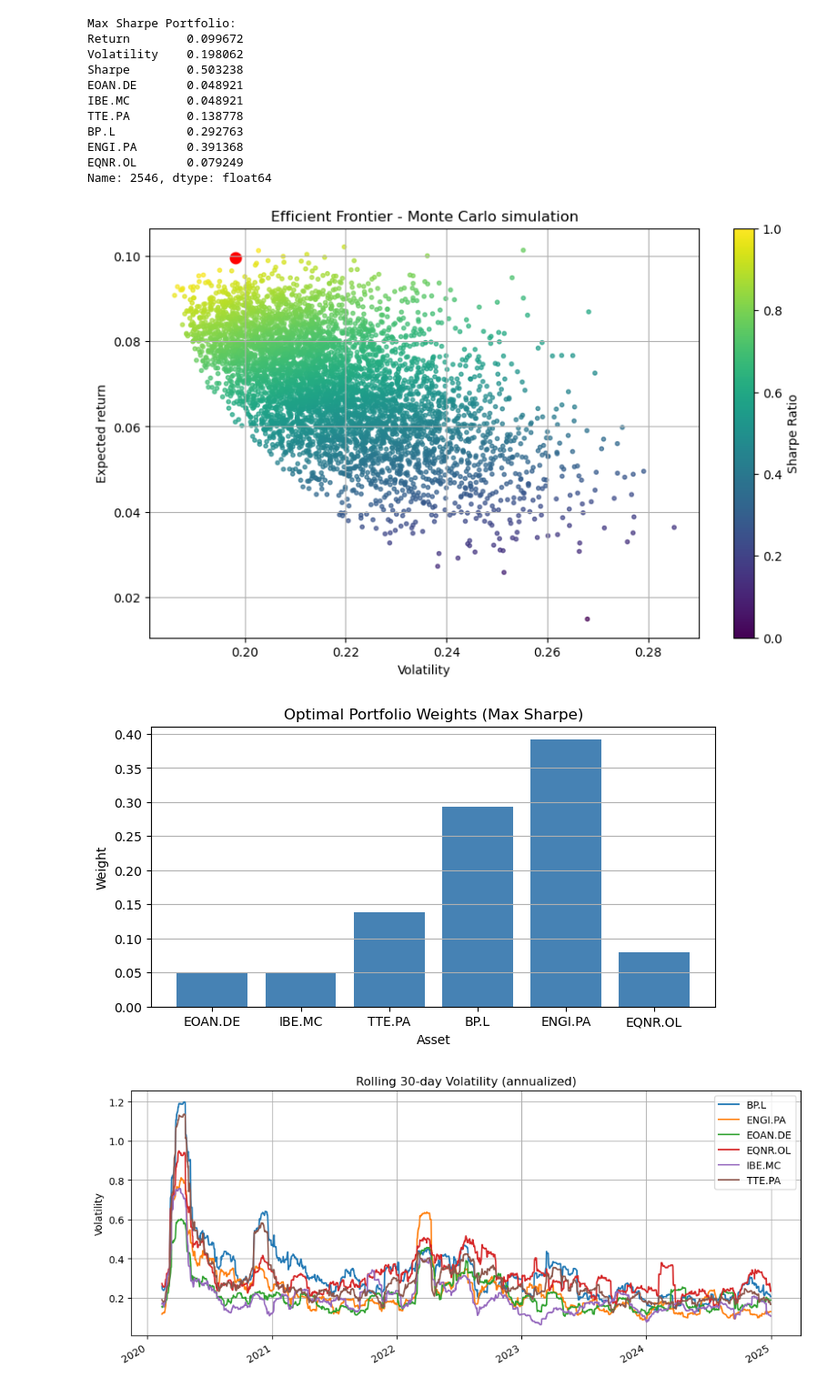
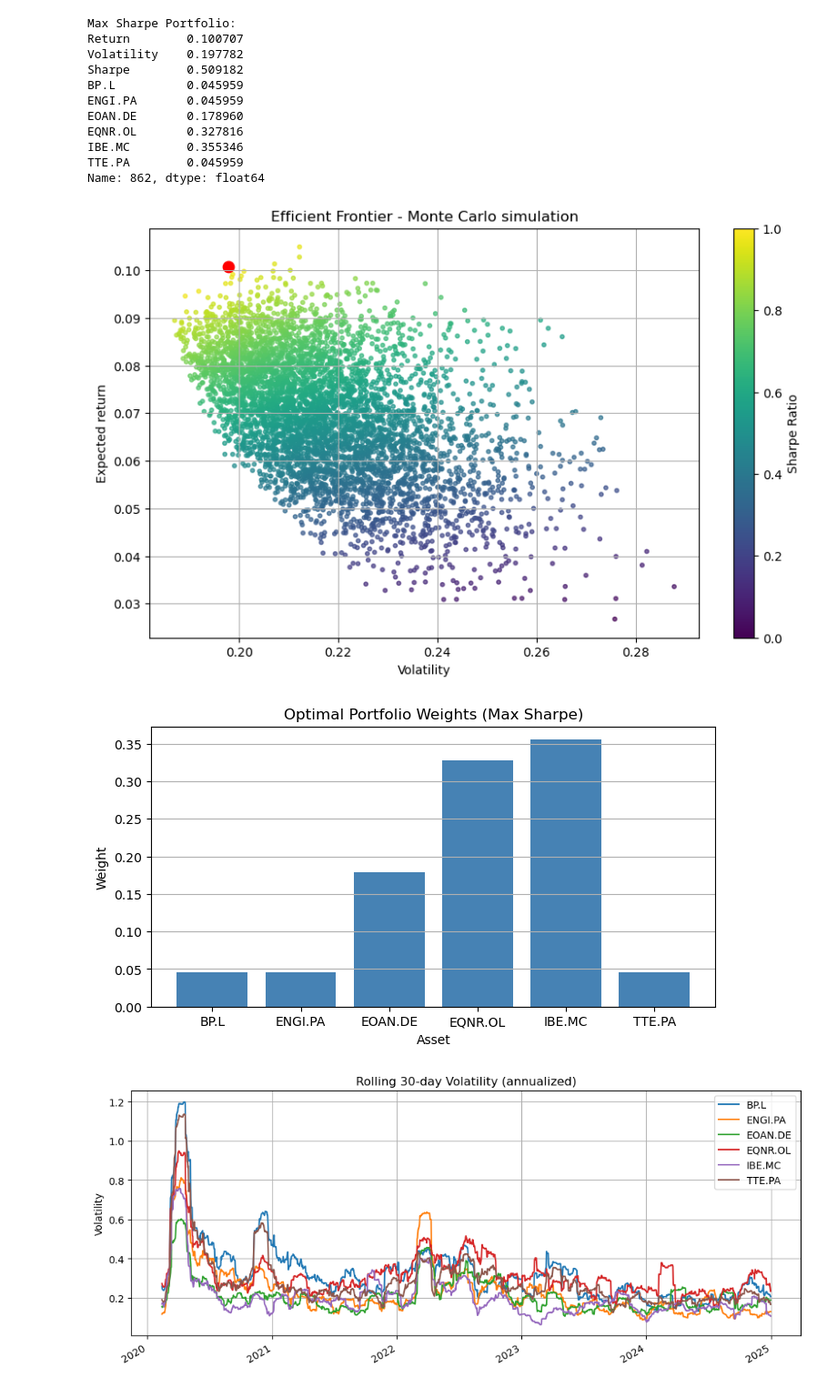
Before and after one commit to RickEvans77/European-Energy-Stocks-Portfolio-Analysis, a Jupyter notebook: European_Energy_Stocks_Portfolio_Analysis.ipynb, the cells around one changed output. Shown at 91% size. Saved outputs shown, nothing was run; the diff lists cells and outputs as text; code cells hidden in the pictures.

```diff
--- a/European_Energy_Stocks_Portfolio_Analysis.ipynb
+++ b/European_Energy_Stocks_Portfolio_Analysis.ipynb
@@ -110,6 +94,7 @@ TTE.PA   0.099242  0.037898  0.021509  0.069249  0.022885  0.103547
 #Number of random portfolios + weights
 n_portfolios = 5000
 n_assets = len(tickers)
+np.random.seed(42) #Makes the random portfolio reproducible
 
 #Generate random weights that sum  to 1
 weights = np.random.random((n_portfolios, n_assets))
@@ -142,7 +127,7 @@ results = pd.DataFrame({
         })
 
 #Add weights to the Data Frame
-weights_df = pd.DataFrame(weights, columns=tickers)
+weights_df = pd.DataFrame(weights, columns=annual_return.index)
 full_results = pd.concat([results, weights_df], axis=1)
 
 full_results.head()
@@ -180,46 +165,46 @@ plt.scatter(
 
 plt.scatter(
     max_sharpe_port["Volatility"],
     max_sharpe_port["Return"],
     color="red",
     s=80,
     label="Max Sharpe")
 
 plt.colorbar(label="Sharpe Ratio")
 plt.xlabel("Volatility")
 plt.ylabel("Expected return")
 plt.title("Efficient Frontier - Monte Carlo simulation")
 plt.grid(True)
 plt.savefig("efficient_frontier.png", dpi=300, bbox_inches="tight")
 plt.show()
 
 #The upper left grid is the efficient frontier, where the risk is lowest and reward is highest
 
 # Optimal portfolio weights as a table
-weights_only = max_sharpe_port[tickers]
+weights_only = max_sharpe_port[annual_return.index]
 
 plt.figure(figsize=(8, 4))
 plt.bar(weights_only.index, weights_only.values, color="steelblue")
 plt.title("Optimal Portfolio Weights (Max Sharpe)")
 plt.ylabel("Weight")
 plt.xlabel("Asset")
 plt.grid(axis="y")
 plt.savefig("optimal_weights.png", dpi=300, bbox_inches="tight")
 plt.show()
 # %% [output]
 Max Sharpe Portfolio:
-Return        0.099672
-Volatility    0.198062
-Sharpe        0.503238
-EOAN.DE       0.048921
-IBE.MC        0.048921
-TTE.PA        0.138778
-BP.L          0.292763
-ENGI.PA       0.391368
-EQNR.OL       0.079249
-Name: 2546, dtype: float64
+Return        0.100707
+Volatility    0.197782
+Sharpe        0.509182
+BP.L          0.045959
+ENGI.PA       0.045959
+EOAN.DE       0.178960
+EQNR.OL       0.327816
+IBE.MC        0.355346
+TTE.PA        0.045959
+Name: 862, dtype: float64
-[figure, old version]
+[figure, new version]
-[figure, old version]
+[figure, new version]
 # %%
 #ROLLING VOLATILITY (30-day window)
 rolling_vol = log_returns.rolling(window=30).std() * np.sqrt(252)
```
Also changed, not shown: parts of 4 cells of this notebook.
